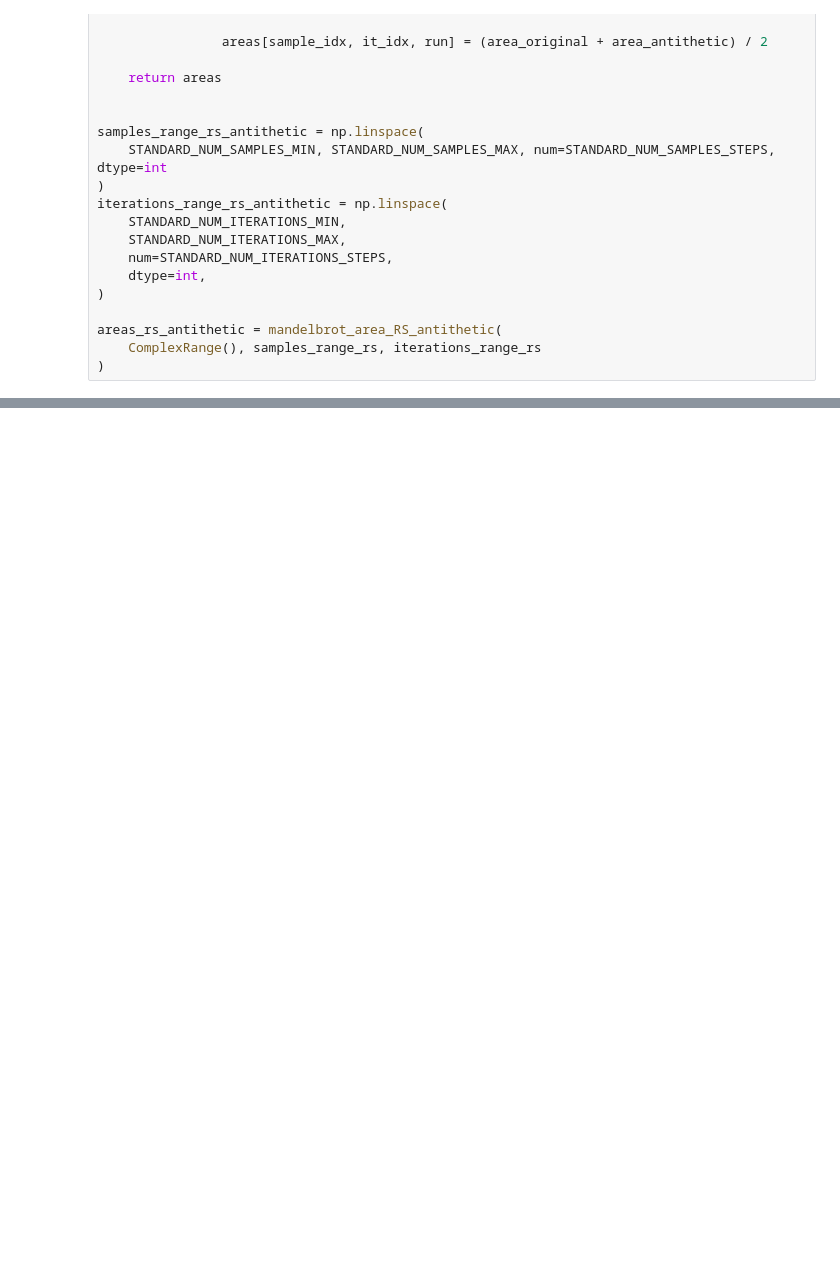
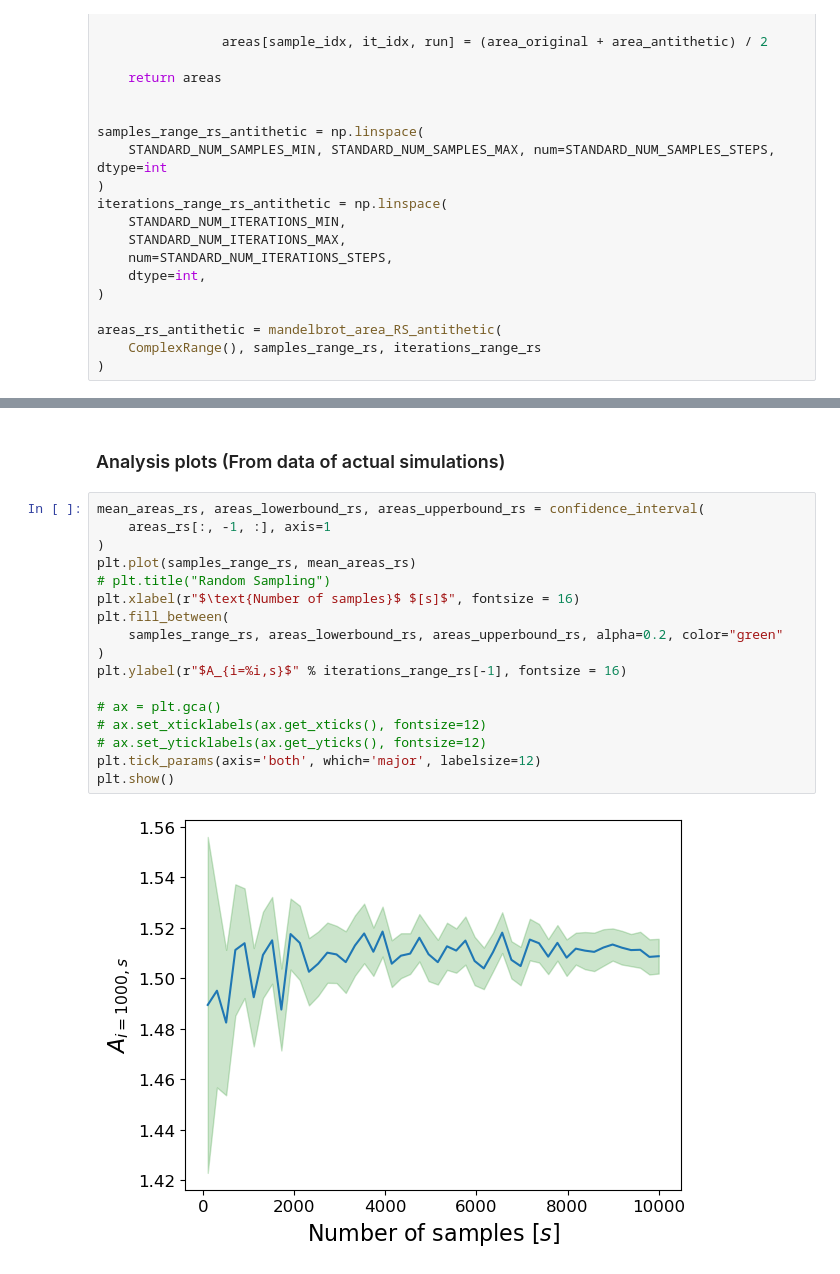
Before and after one commit to LodeVermeulen/stochastic-simulation, a Jupyter notebook: Homework 1/homework1.ipynb, the cells around one changed output, grey strips where cells are left out. Cells and saved outputs as stored; diff of their text form; blank space fills up the shorter version.

```diff
--- a/Homework 1/homework1.ipynb
+++ b/Homework 1/homework1.ipynb
@@ -827,0 +849,21 @@ plt.show()
+# %% [markdown]
+### Analysis plots (From data of actual simulations)
+# %%
+mean_areas_rs, areas_lowerbound_rs, areas_upperbound_rs = confidence_interval(
+    areas_rs[:, -1, :], axis=1
+)
+plt.plot(samples_range_rs, mean_areas_rs)
+# plt.title("Random Sampling")
+plt.xlabel(r"$\text{Number of samples}$ $[s]$", fontsize = 16)
+plt.fill_between(
+    samples_range_rs, areas_lowerbound_rs, areas_upperbound_rs, alpha=0.2, color="green"
+)
+plt.ylabel(r"$A_{i=%i,s}$" % iterations_range_rs[-1], fontsize = 16)
+
+# ax = plt.gca()
+# ax.set_xticklabels(ax.get_xticks(), fontsize=12)
+# ax.set_yticklabels(ax.get_yticks(), fontsize=12)
+plt.tick_params(axis='both', which='major', labelsize=12)
+plt.show()
+# %% [output]
+[figure, added]
```
Also changed, not shown: parts of 24 cells of this notebook.
